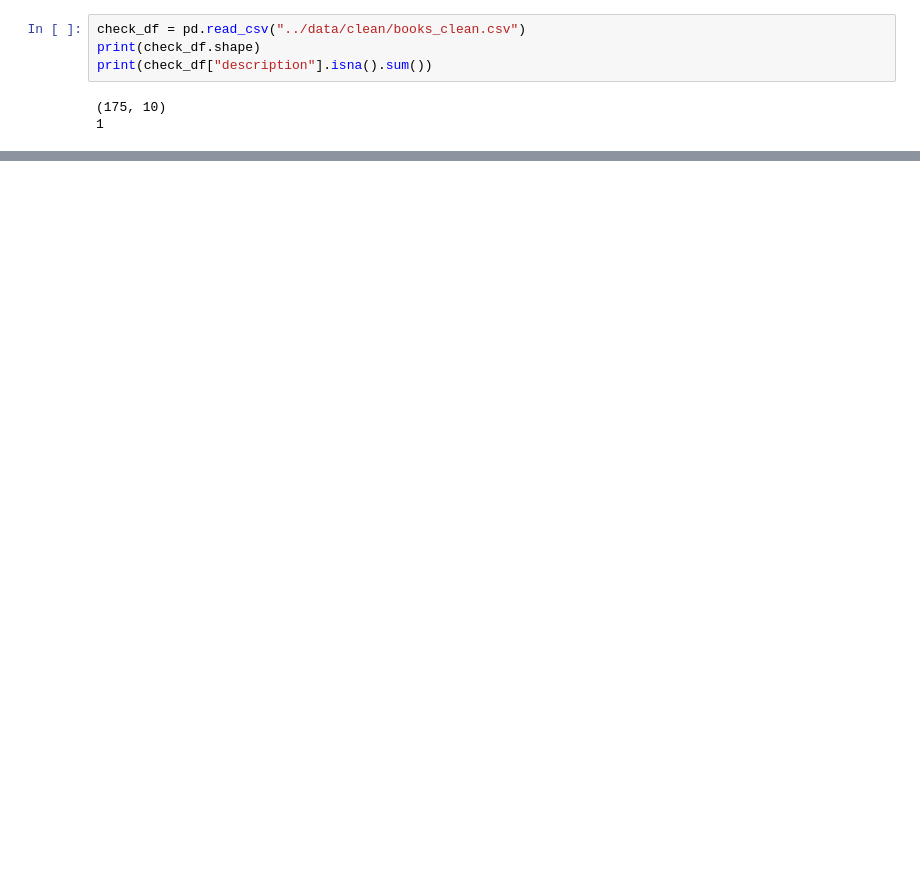
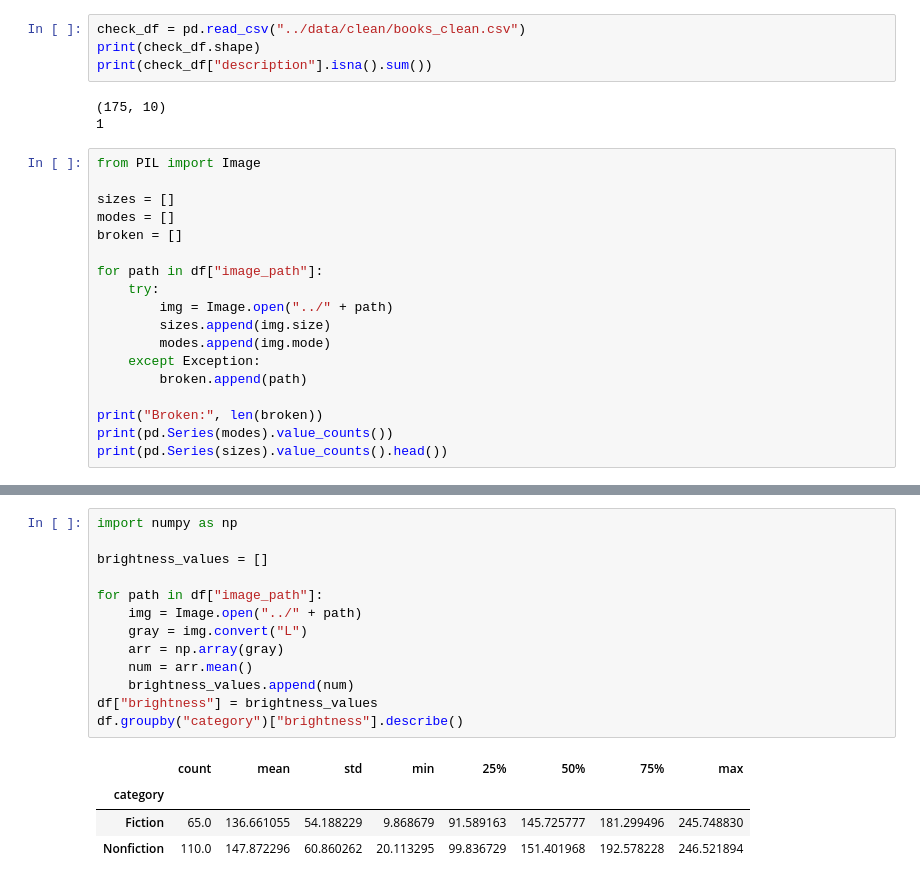
Before and after one commit to nquangb22/ds-books-classification-project, a Jupyter notebook: notebooks/cleaning_eda.ipynb, the cells around one changed output, grey strips where cells are left out. Saved outputs shown, nothing was run; the diff lists cells and outputs as text; blank space fills up the shorter version.

```diff
--- a/notebooks/cleaning_eda.ipynb
+++ b/notebooks/cleaning_eda.ipynb
@@ -220,3 +220,21 @@ print(check_df["description"].isna().sum())
 # %% [output]
 (175, 10)
 1
+# %%
+from PIL import Image
+
+sizes = []
+modes = []
+broken = []
+
+for path in df["image_path"]:
+    try:
+        img = Image.open("../" + path)
+        sizes.append(img.size)
+        modes.append(img.mode)
+    except Exception:
+        broken.append(path)
+
+print("Broken:", len(broken))
+print(pd.Series(modes).value_counts())
+print(pd.Series(sizes).value_counts().head())
@@ -222,0 +287,18 @@ print(check_df["description"].isna().sum())
+# %%
+import numpy as np
+
+brightness_values = []
+
+for path in df["image_path"]:
+    img = Image.open("../" + path)
+    gray = img.convert("L")
+    arr = np.array(gray)
+    num = arr.mean()
+    brightness_values.append(num)
+df["brightness"] = brightness_values
+df.groupby("category")["brightness"].describe()
+# %% [output]
+|  | count | mean | std | min | 25% | 50% | 75% | max |
+| category |  |  |  |  |  |  |  |  |
+| Fiction | 65.0 | 136.661055 | 54.188229 | 9.868679 | 91.589163 | 145.725777 | 181.299496 | 245.748830 |
+| Nonfiction | 110.0 | 147.872296 | 60.860262 | 20.113295 | 99.836729 | 151.401968 | 192.578228 | 246.521894 |
```
Also changed, not shown: parts of 6 cells of this notebook, 2 other files.
